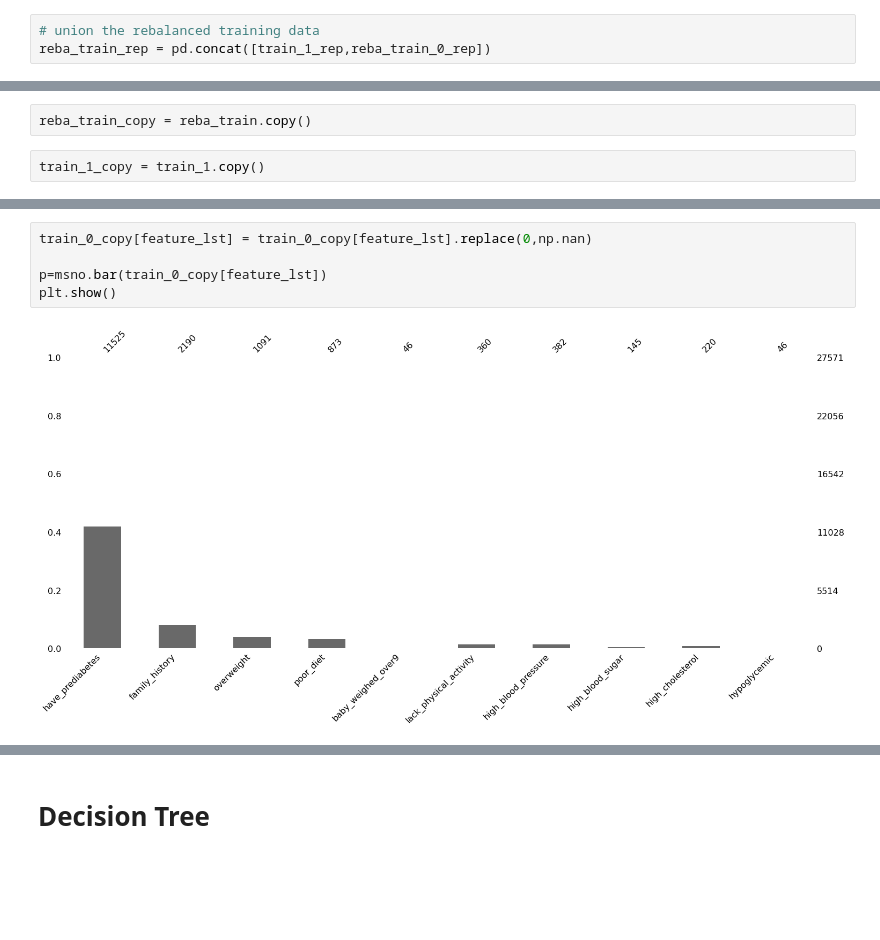
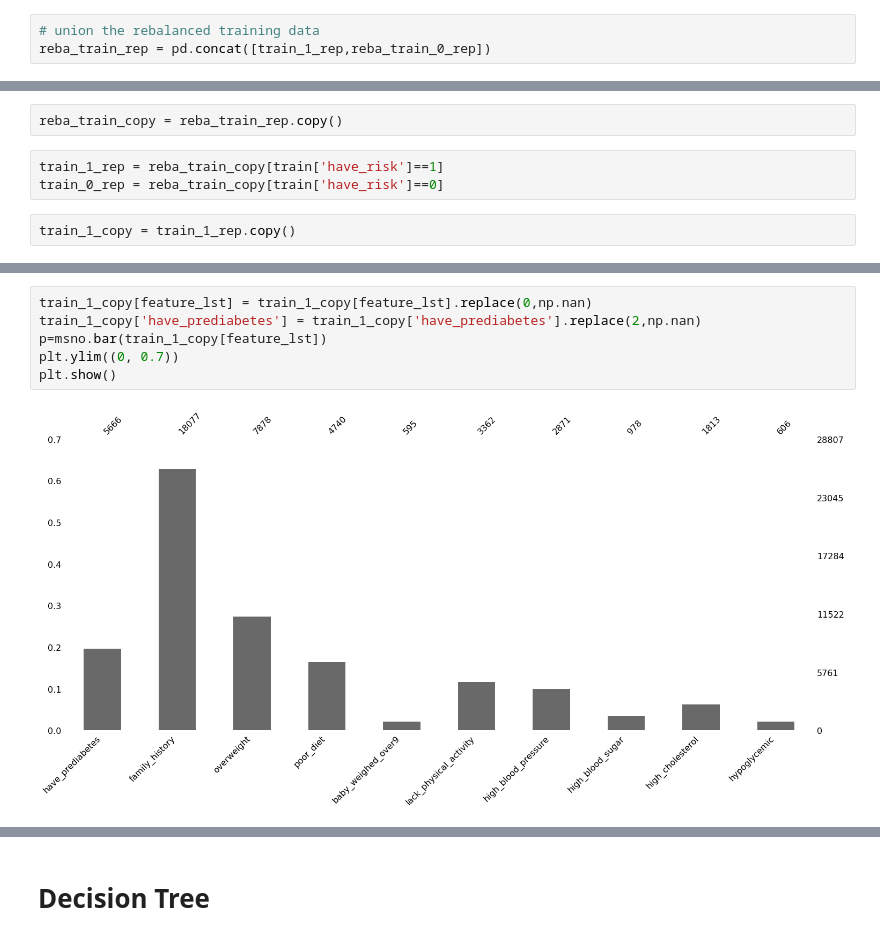
Before and after one commit to Kaiyun-C/backend, a Jupyter notebook: diabetes_model.ipynb, the cells around one changed output, grey strips where cells are left out. Cells and saved outputs as stored; diff of their text form; blank space fills up the shorter version.

```diff
--- a/diabetes_model.ipynb
+++ b/diabetes_model.ipynb
@@ -143,6 +230,9 @@ reba_train_rep['have_risk'].value_counts()
 Name: have_risk, dtype: int64
 # %%
-reba_train_copy = reba_train.copy()
+reba_train_copy = reba_train_rep.copy()
+# %%
+train_1_rep = reba_train_copy[train['have_risk']==1]
+train_0_rep = reba_train_copy[train['have_risk']==0]
 # %%
-train_1_copy = train_1.copy()
+train_1_copy = train_1_rep.copy()
 # %%
@@ -164,7 +248,8 @@ plt.show()
 # %%
-train_0_copy[feature_lst] = train_0_copy[feature_lst].replace(0,np.nan)
-
-p=msno.bar(train_0_copy[feature_lst])
+train_1_copy[feature_lst] = train_1_copy[feature_lst].replace(0,np.nan)
+train_1_copy['have_prediabetes'] = train_1_copy['have_prediabetes'].replace(2,np.nan)
+p=msno.bar(train_1_copy[feature_lst])
+plt.ylim((0, 0.7))
 plt.show()
 # %% [output]
-[figure, old version]
+[figure, new version]
```
Also changed, not shown: parts of 93 cells of this notebook.
